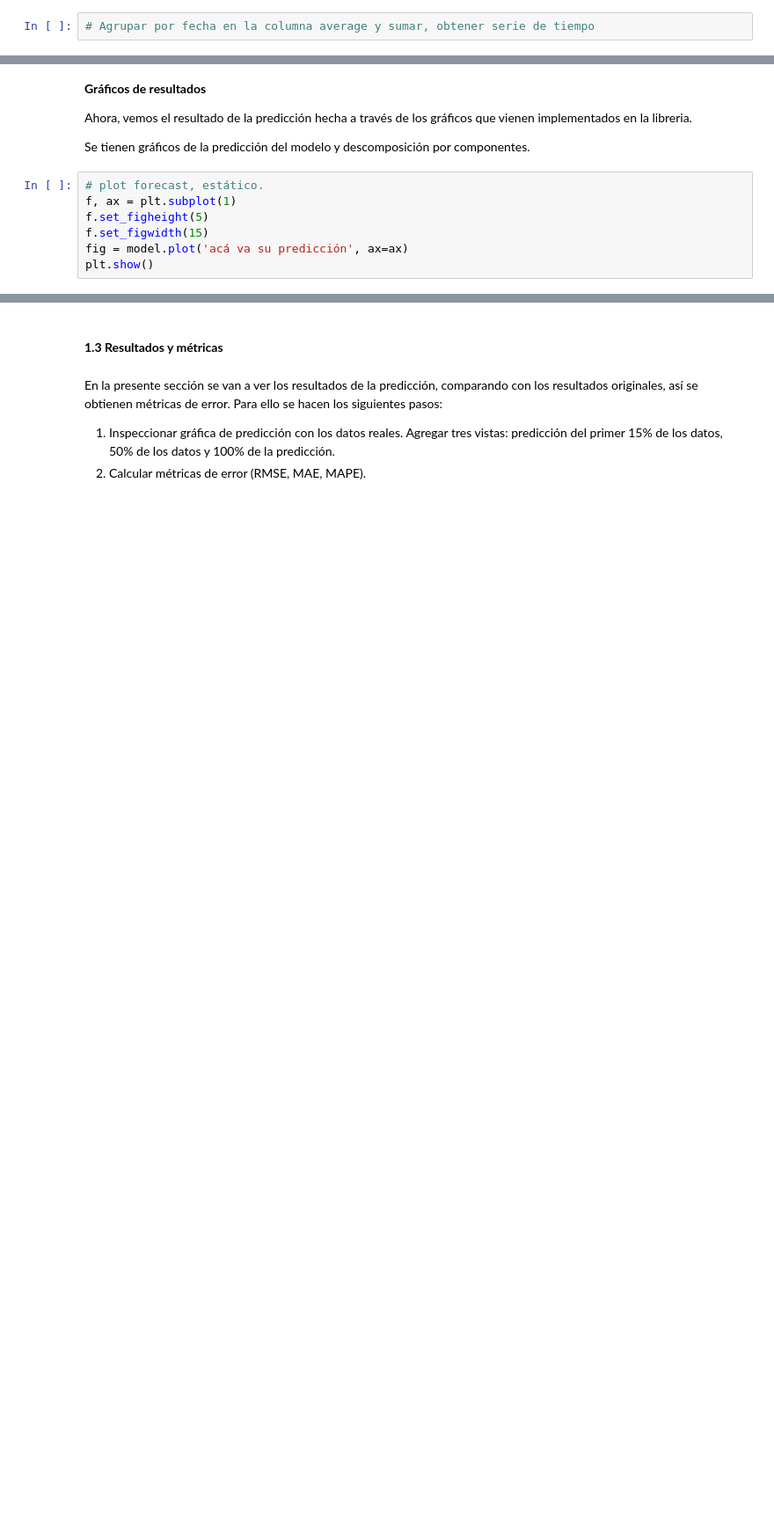
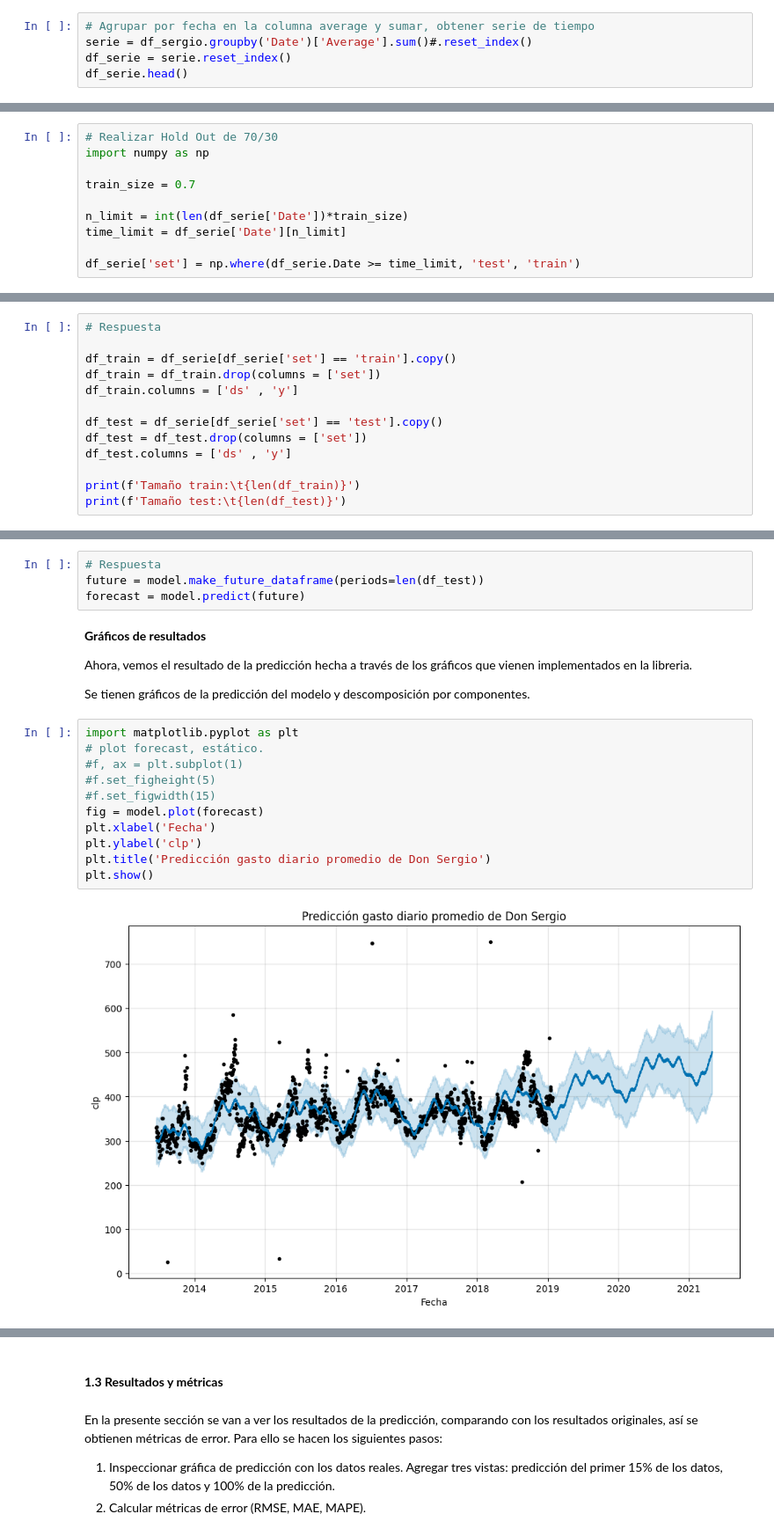
Before and after one commit to t-abedrapo/Laboratorio8_REP, a Jupyter notebook: Lab8.ipynb, the cells around one changed output, grey strips where cells are left out. Shown at 88% size. Cells and saved outputs as stored; diff of their text form; blank space fills up the shorter version.

```diff
--- a/Lab8.ipynb
+++ b/Lab8.ipynb
@@ -141,2 +182,5 @@ Don Sergio quiere nutricer lo mejor posible durante su tiempo de entrenamiento,
 # %%
 # Agrupar por fecha en la columna average y sumar, obtener serie de tiempo
+serie = df_sergio.groupby('Date')['Average'].sum()#.reset_index()
+df_serie = serie.reset_index()
+df_serie.head()
@@ -150,3 +208,13 @@ from statsmodels.tsa.seasonal import seasonal_decompose
+# %%
+# Realizar Hold Out de 70/30
+import numpy as np
+
+train_size = 0.7
+
+n_limit = int(len(df_serie['Date'])*train_size)
+time_limit = df_serie['Date'][n_limit]
+
+df_serie['set'] = np.where(df_serie.Date >= time_limit, 'test', 'train')
 # %% [markdown]
 #### **1.2 Modelo Prophet**
 # %% [markdown]
@@ -188,0 +255,13 @@ from prophet.plot import plot_plotly, plot_components_plotly
+# %%
+# Respuesta
+
+df_train = df_serie[df_serie['set'] == 'train'].copy()
+df_train = df_train.drop(columns = ['set'])
+df_train.columns = ['ds' , 'y']
+
+df_test = df_serie[df_serie['set'] == 'test'].copy()
+df_test = df_test.drop(columns = ['set'])
+df_test.columns = ['ds' , 'y']
+
+print(f'Tamaño train:\t{len(df_train)}')
+print(f'Tamaño test:\t{len(df_test)}')
@@ -201,3 +293,7 @@ model.fit(df_train)
+# %%
+# Respuesta
+future = model.make_future_dataframe(periods=len(df_test))
+forecast = model.predict(future)
 # %% [markdown]
 **Gráficos de resultados**
 
@@ -206,9 +302,15 @@ Ahora, vemos el resultado de la predicción hecha a través de los gráficos que
 
 Se tienen gráficos de la predicción del modelo y descomposición por componentes.
 # %%
+import matplotlib.pyplot as plt
 # plot forecast, estático.
-f, ax = plt.subplot(1)
-f.set_figheight(5)
-f.set_figwidth(15)
-fig = model.plot('acá va su predicción', ax=ax)
+#f, ax = plt.subplot(1)
+#f.set_figheight(5)
+#f.set_figwidth(15)
+fig = model.plot(forecast)
+plt.xlabel('Fecha')
+plt.ylabel('clp')
+plt.title('Predicción gasto diario promedio de Don Sergio')
 plt.show()
+# %% [output]
+[figure, added]
```
Also changed, not shown: parts of 57 cells of this notebook, 1 other file.
